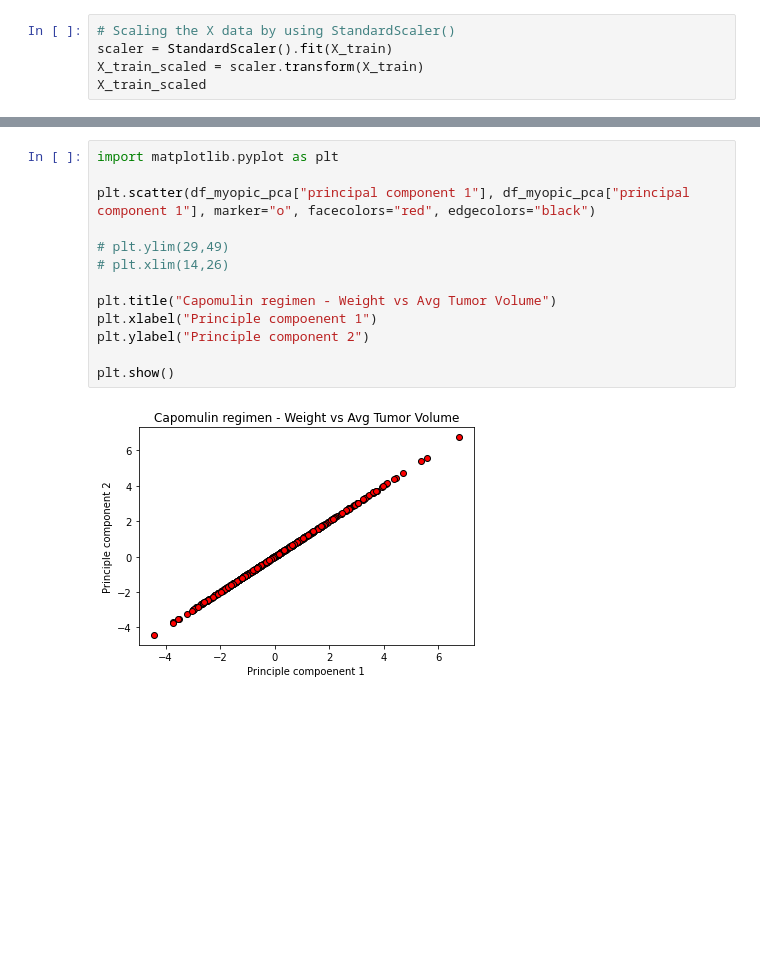
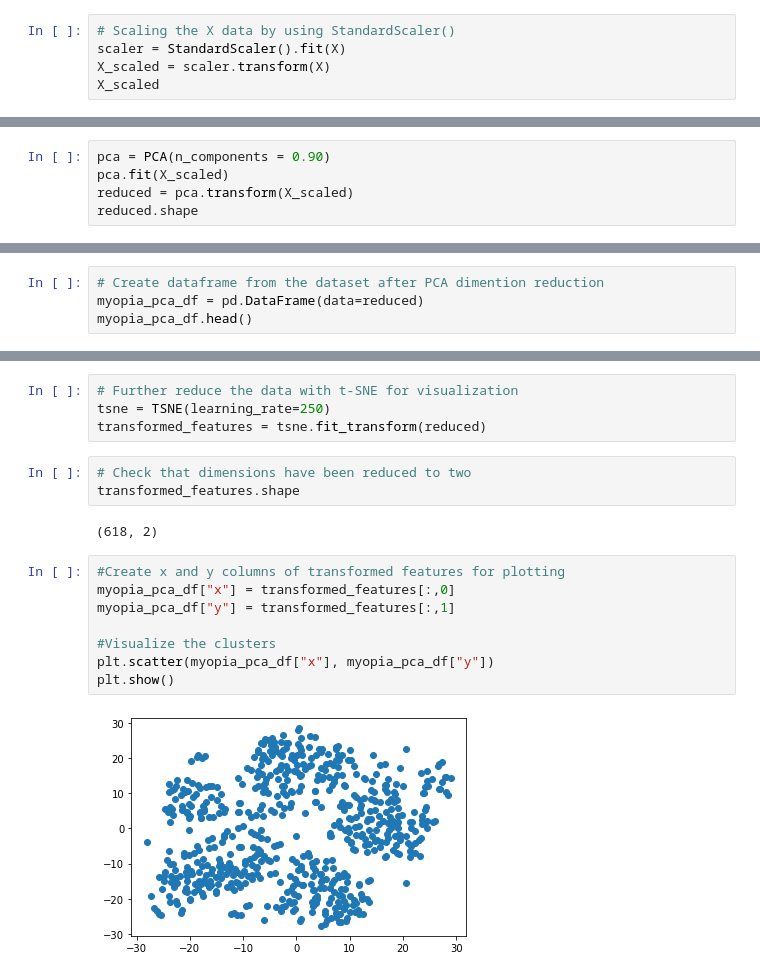
Before and after one commit to scbigler/unsupervised-machine-learning-challenge, a Jupyter notebook: myopia.ipynb, the cells around one changed output, grey strips where cells are left out. Saved outputs shown, nothing was run; the diff lists cells and outputs as text; blank space fills up the shorter version.

```diff
--- a/myopia.ipynb
+++ b/myopia.ipynb
@@ -39,6 +72,6 @@ X_train, X_test, y_train, y_test = train_test_split(new_data, target, random_sta
 # %%
 # Scaling the X data by using StandardScaler()
-scaler = StandardScaler().fit(X_train)
-X_train_scaled = scaler.transform(X_train)
-X_train_scaled
+scaler = StandardScaler().fit(X)
+X_scaled = scaler.transform(X)
+X_scaled
 # %% [output]
@@ -101,0 +91,5 @@ df_myopic_pca.head()
+# %%
+pca = PCA(n_components = 0.90)
+pca.fit(X_scaled)
+reduced = pca.transform(X_scaled)
+reduced.shape
@@ -101,0 +98,4 @@ df_myopic_pca.head()
+# %%
+# Create dataframe from the dataset after PCA dimention reduction
+myopia_pca_df = pd.DataFrame(data=reduced)
+myopia_pca_df.head()
@@ -107,15 +115,19 @@ array([0.20857533, 0.15232599])
-# %%
-import matplotlib.pyplot as plt
-
-plt.scatter(df_myopic_pca["principal component 1"], df_myopic_pca["principal component 1"], marker="o", facecolors="red", edgecolors="black")
-
-# plt.ylim(29,49)
-# plt.xlim(14,26)
-
-plt.title("Capomulin regimen - Weight vs Avg Tumor Volume")
-plt.xlabel("Principle compoenent 1")
-plt.ylabel("Principle component 2")
-
-plt.show()
-# %% [output]
-[figure, removed]
+# %%
+# Further reduce the data with t-SNE for visualization
+tsne = TSNE(learning_rate=250)
+transformed_features = tsne.fit_transform(reduced)
+# %%
+# Check that dimensions have been reduced to two
+transformed_features.shape
+# %% [output]
+(618, 2)
+# %%
+#Create x and y columns of transformed features for plotting
+myopia_pca_df["x"] = transformed_features[:,0]
+myopia_pca_df["y"] = transformed_features[:,1]
+
+#Visualize the clusters
+plt.scatter(myopia_pca_df["x"], myopia_pca_df["y"])
+plt.show()
+# %% [output]
+[figure, added]
```
Also changed, not shown: parts of 18 cells of this notebook.
